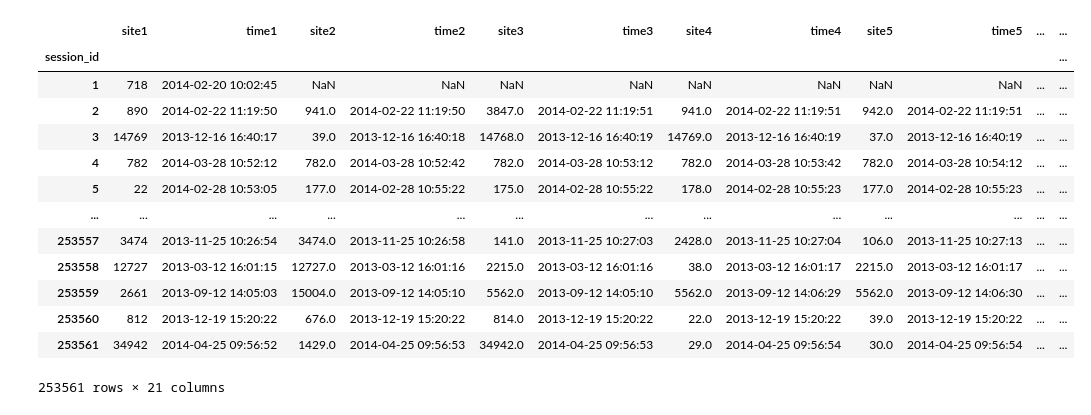
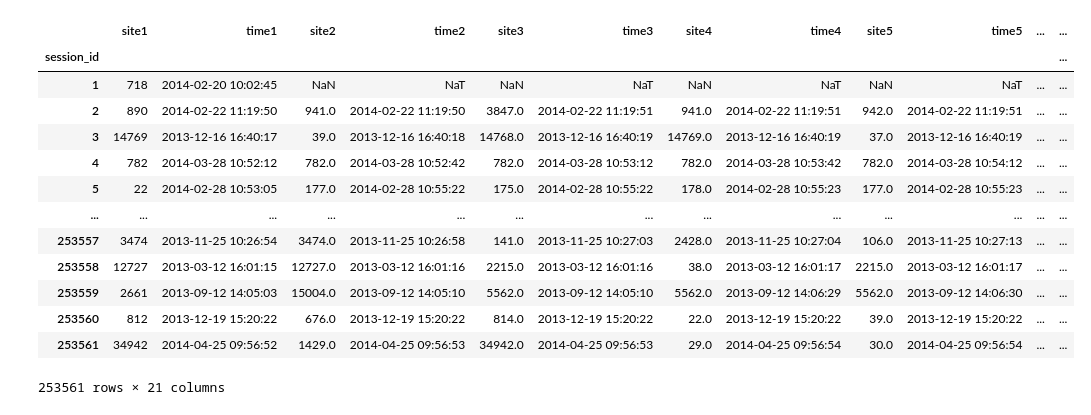
Before and after one commit to Sasha-VAV/ML, a Jupyter notebook: Courses/Other/FeatureSelectionODS/main.ipynb, the cells around one changed output. Saved outputs shown, nothing was run; the diff lists cells and outputs as text; code cells hidden in the pictures.

```diff
--- a/Courses/Other/FeatureSelectionODS/main.ipynb
+++ b/Courses/Other/FeatureSelectionODS/main.ipynb
@@ -1,14 +1,15 @@
 # %%
 import pandas as pd
 import numpy as np
+from sklearn.feature_extraction.text import CountVectorizer
 
-data = pd.read_csv('train_sessions.csv', index_col=0)
+data = pd.read_csv('train_sessions.csv', index_col=0, parse_dates=['time1', 'time2', 'time3', 'time4', 'time5', 'time6', 'time7', 'time8', 'time9', 'time10'])
 
 data
 # %% [output]
 |  | site1 | time1 | site2 | time2 | site3 | time3 | site4 | time4 | site5 | time5 | ... | ... |
 | session_id |  |  |  |  |  |  |  |  |  |  |  | ... |
-| 1 | 718 | 2014-02-20 10:02:45 | NaN | NaN | NaN | NaN | NaN | NaN | NaN | NaN | ... | ... |
+| 1 | 718 | 2014-02-20 10:02:45 | NaN | NaT | NaN | NaT | NaN | NaT | NaN | NaT | ... | ... |
 | 2 | 890 | 2014-02-22 11:19:50 | 941.0 | 2014-02-22 11:19:50 | 3847.0 | 2014-02-22 11:19:51 | 941.0 | 2014-02-22 11:19:51 | 942.0 | 2014-02-22 11:19:51 | ... | ... |
 | 3 | 14769 | 2013-12-16 16:40:17 | 39.0 | 2013-12-16 16:40:18 | 14768.0 | 2013-12-16 16:40:19 | 14769.0 | 2013-12-16 16:40:19 | 37.0 | 2013-12-16 16:40:19 | ... | ... |
 | 4 | 782 | 2014-03-28 10:52:12 | 782.0 | 2014-03-28 10:52:42 | 782.0 | 2014-03-28 10:53:12 | 782.0 | 2014-03-28 10:53:42 | 782.0 | 2014-03-28 10:54:12 | ... | ... |
```
Also changed, not shown: parts of 6 cells of this notebook, 11 other files.
